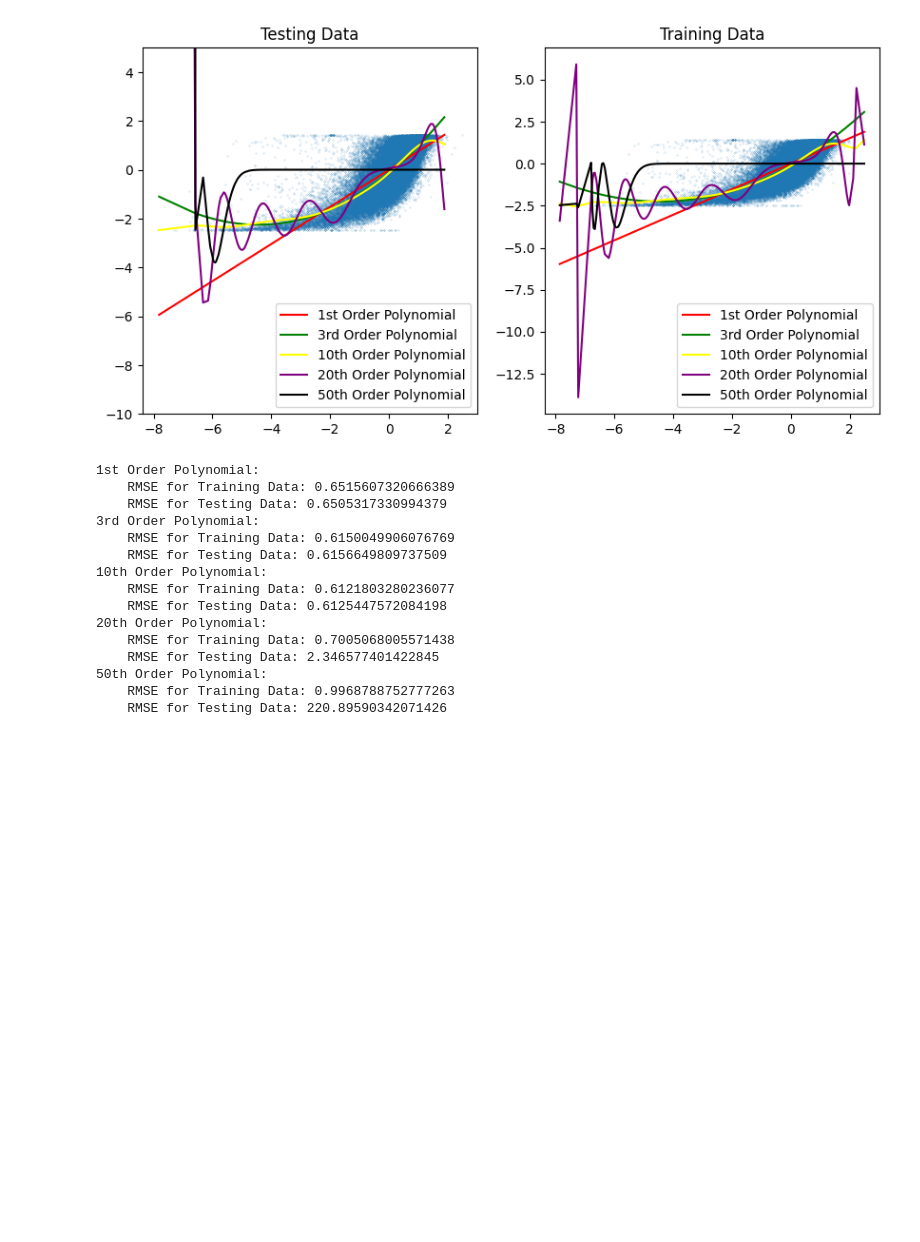
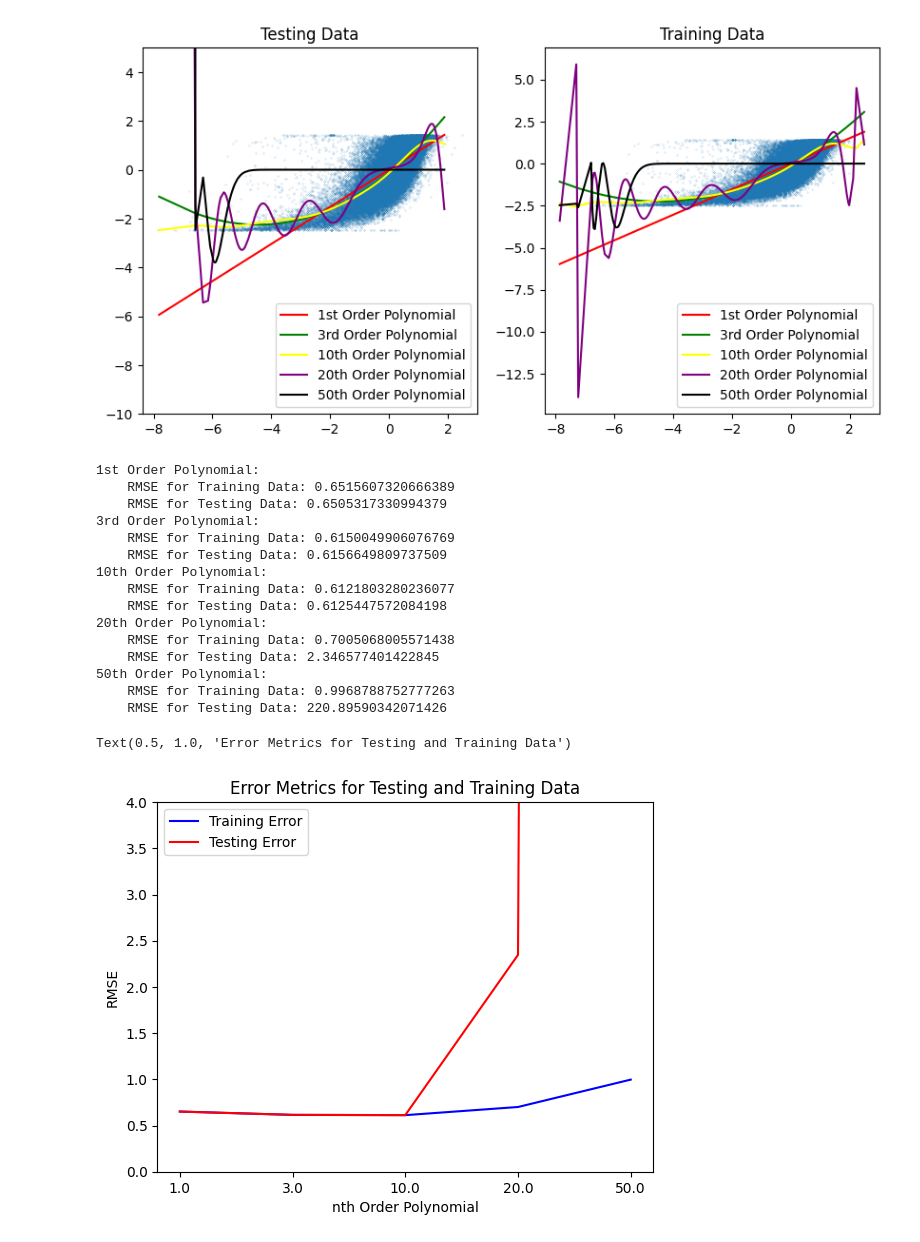
Before and after one commit to hiranjaya/COM-SCI-M148-Final-Project, a Jupyter notebook: COM_SCI_M148_Final_Project_Check_In_2.ipynb, the cells around one changed output. Drawn from its saved outputs; the diff is of its cells as text; code cells hidden in the pictures; blank space fills up the shorter version.

```diff
--- a/COM_SCI_M148_Final_Project_Check_In_2.ipynb
+++ b/COM_SCI_M148_Final_Project_Check_In_2.ipynb
@@ -110,25 +98,40 @@ ax[0].set_ylim(-10,5)
 (-10.0, 5.0)
 [figure]
 # %%
-for data in regression_data:
+error_data = []
+
+for ind,data in enumerate(regression_data):
     rmse_train = np.sqrt(mean_squared_error(y_train, data[1]))
     rmse_test = np.sqrt(mean_squared_error(y_test, data[2]))
     print(f"{data[0][1]} Order Polynomial:")
     print(f"    RMSE for Training Data: {rmse_train}")
     print(f"    RMSE for Testing Data: {rmse_test}")
+    error_data.append([data[0][0],rmse_train,rmse_test])
+
+error_data = np.array(error_data)
+
+plt.plot(error_data[:,0].astype(str), error_data[:,1], label="Training Error", color="blue")
+plt.plot(error_data[:,0].astype(str), error_data[:,2], label="Testing Error", color="red")
+plt.legend()
+plt.ylim(0,4)
+plt.xlabel("nth Order Polynomial")
+plt.ylabel("RMSE")
+plt.title("Error Metrics for Testing and Training Data")
 # %% [output]
 1st Order Polynomial:
     RMSE for Training Data: 0.6515607320666389
     RMSE for Testing Data: 0.6505317330994379
 3rd Order Polynomial:
     RMSE for Training Data: 0.6150049906076769
     RMSE for Testing Data: 0.6156649809737509
 10th Order Polynomial:
     RMSE for Training Data: 0.6121803280236077
     RMSE for Testing Data: 0.6125447572084198
 20th Order Polynomial:
     RMSE for Training Data: 0.7005068005571438
     RMSE for Testing Data: 2.346577401422845
 50th Order Polynomial:
     RMSE for Training Data: 0.9968788752777263
     RMSE for Testing Data: 220.89590342071426
+Text(0.5, 1.0, 'Error Metrics for Testing and Training Data')
+[figure, added]
```
Also changed, not shown: parts of 1 cell of this notebook.
